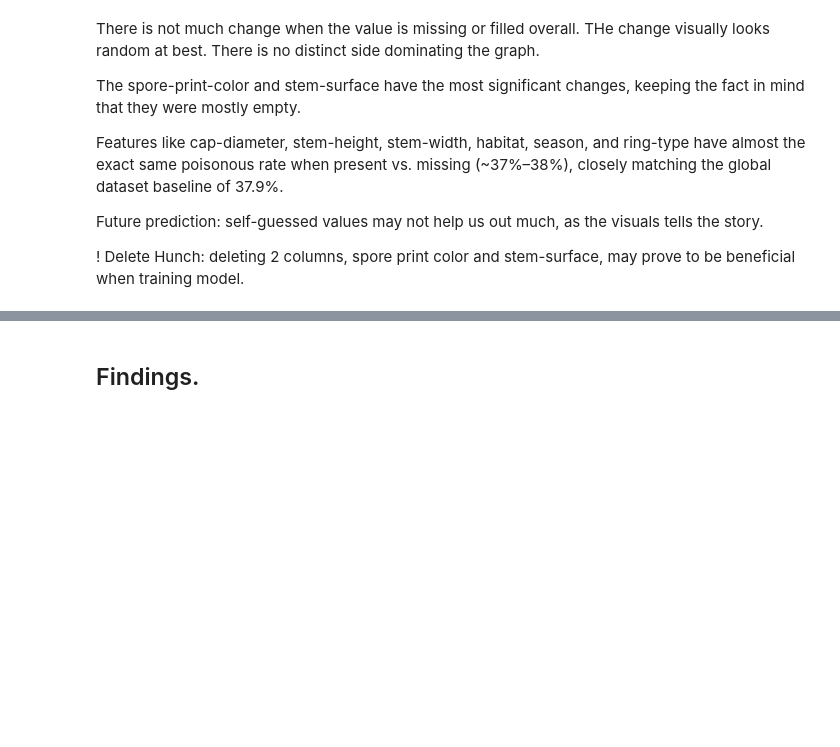
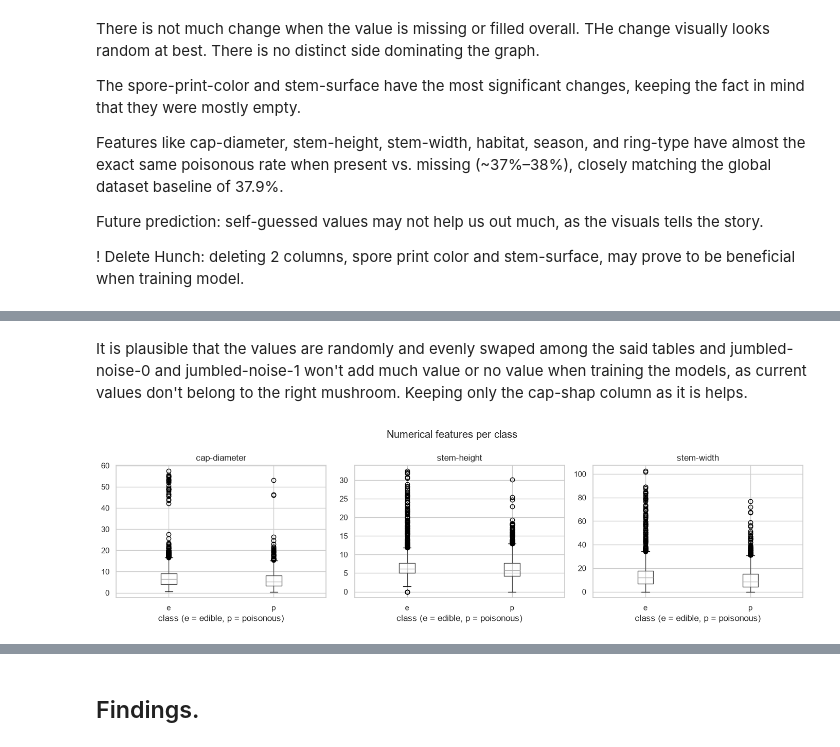
Before and after one commit to WillemSterckx/Skooma-Cats, a Jupyter notebook: Mushroom/1MushroomScrape.ipynb, the cells around one changed output, grey strips where cells are left out. Saved outputs shown, nothing was run; the diff lists cells and outputs as text; code cells hidden in the pictures; blank space fills up the shorter version.

```diff
--- a/Mushroom/1MushroomScrape.ipynb
+++ b/Mushroom/1MushroomScrape.ipynb
@@ -164,2 +220,21 @@ Hunch: deleting 2 columns, spore print color and stem-surface, may prove to be b
+# %% [markdown]
+It is plausible that the values are randomly and evenly swaped among the said tables and jumbled-noise-0 and jumbled-noise-1 won't add much value or no value when training the models, as current values don't belong to the right mushroom. Keeping only the cap-shap column as it is helps.
 # %%
 # finding numerical outliers in the columns with numerical values
+cols = ['cap-diameter', 'stem-height', 'stem-width']
+# df.plot.box(y=cols, title='Boxplots of Numerical Features')
+
+edible = df['class'] == 'e'
+poisonous = df['class'] == 'p'
+
+# check numerical outliers for these
+fig, axes = plt.subplots(1, 3, figsize=(14, 4))
+for ax, col in zip(axes, cols):
+    df.boxplot(column=col, by='class', ax=ax)
+    ax.set_title(col)
+    ax.set_xlabel('class (e = edible, p = poisonous)')
+plt.suptitle('Numerical features per class')
+plt.tight_layout()
+plt.show()
+# %% [output]
+[figure, added]
```
Also changed, not shown: parts of 5 cells of this notebook.
